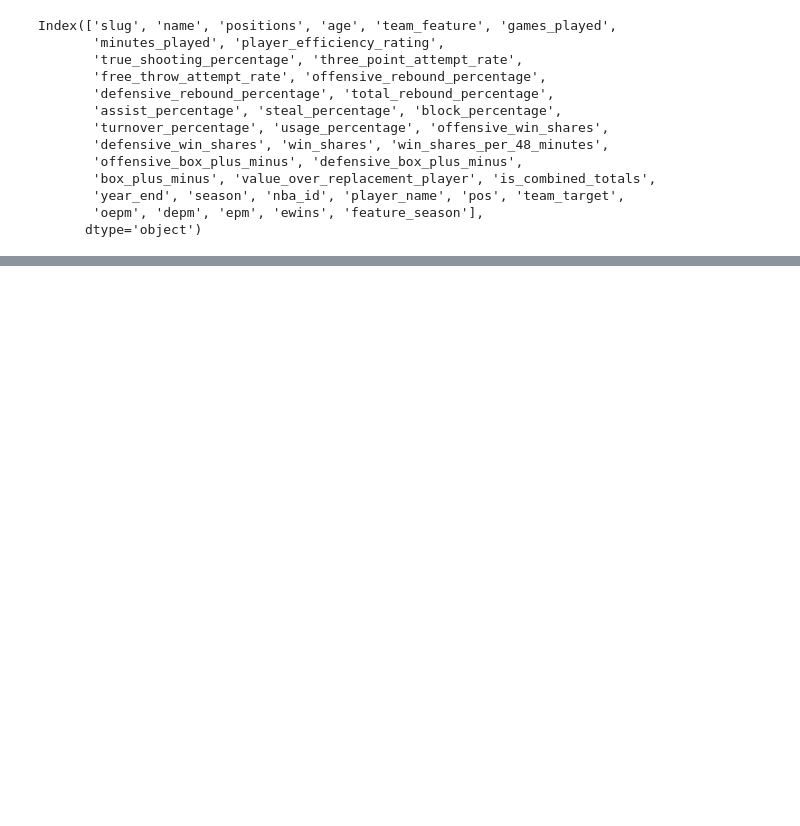
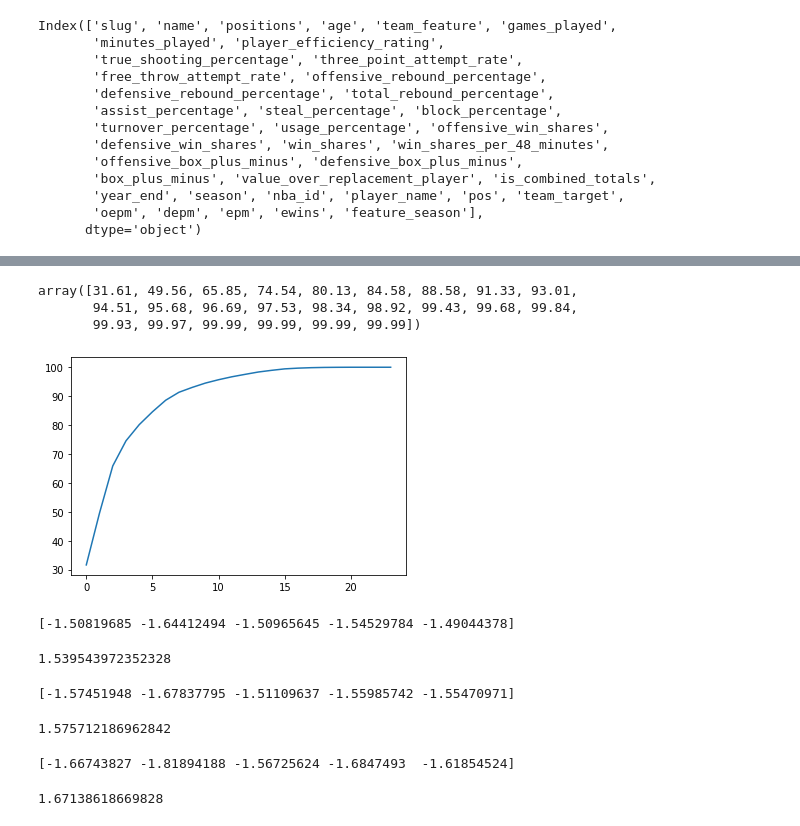
Before and after one commit to shailm99/nba-player-prediction, a Jupyter notebook: code/model-building.ipynb, the cells around one changed output, grey strips where cells are left out. Drawn from its saved outputs; the diff is of its cells as text; code cells hidden in the pictures; blank space fills up the shorter version.

```diff
--- a/code/model-building.ipynb
+++ b/code/model-building.ipynb
@@ -253,0 +254,9 @@ forest_importances.sort_values(by = 0, ascending = False)
+# %%
+import matplotlib.pyplot as plt
+plt.plot(np.cumsum(np.round(pca.explained_variance_ratio_ * 100, 2)))
+np.cumsum(np.round(pca.explained_variance_ratio_ * 100, 2))
+# %% [output]
+array([31.61, 49.56, 65.85, 74.54, 80.13, 84.58, 88.58, 91.33, 93.01,
+       94.51, 95.68, 96.69, 97.53, 98.34, 98.92, 99.43, 99.68, 99.84,
+       99.93, 99.97, 99.99, 99.99, 99.99, 99.99])
+[figure, added]
@@ -253,0 +273,18 @@ forest_importances.sort_values(by = 0, ascending = False)
+# %%
+lr = LinearRegression()
+eval_model_pc(lr)
+# %% [output]
+[-1.50819685 -1.64412494 -1.50965645 -1.54529784 -1.49044378]
+1.539543972352328
+# %%
+rf = RandomForestRegressor()
+eval_model_pc(rf)
+# %% [output]
+[-1.57451948 -1.67837795 -1.51109637 -1.55985742 -1.55470971]
+1.575712186962842
+# %%
+xgb = XGBRegressor()
+eval_model_pc(xgb)
+# %% [output]
+[-1.66743827 -1.81894188 -1.56725624 -1.6847493  -1.61854524]
+1.67138618669828
```
Also changed, not shown: parts of 43 cells of this notebook.
